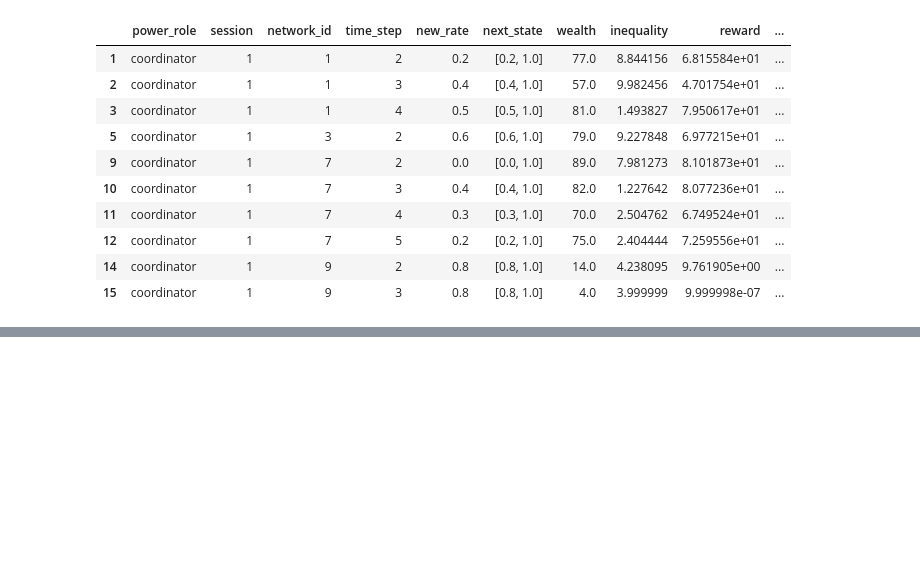
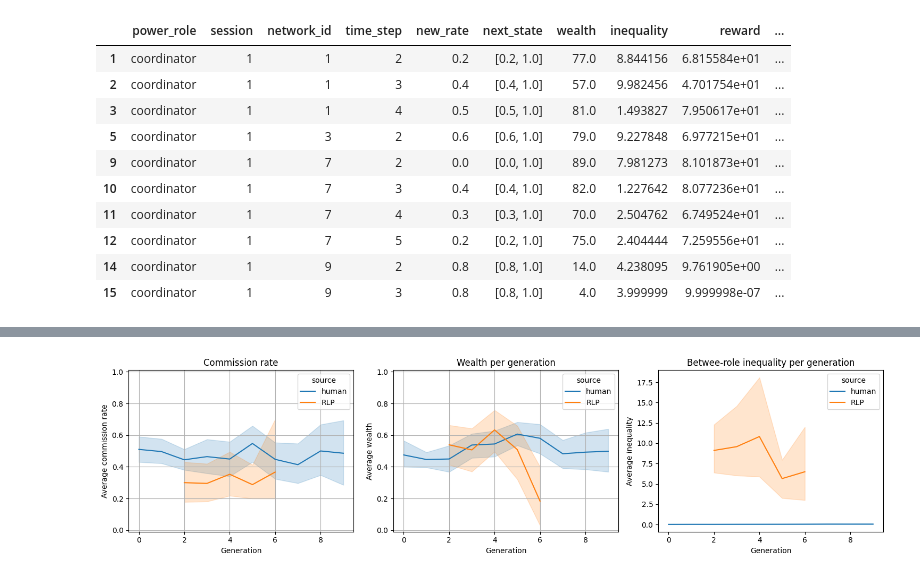
Before and after one commit to EAndrade-Lotero/foragers_and_manager_sim_RL, a Jupyter notebook: notebooks/training_with_human_data.ipynb, the cells around one changed output, grey strips where cells are left out. Drawn from its saved outputs; the diff is of its cells as text; code cells hidden in the pictures; blank space fills up the shorter version.

```diff
--- a/notebooks/training_with_human_data.ipynb
+++ b/notebooks/training_with_human_data.ipynb
@@ -17,8 +17,8 @@ from utils.interpreters import gym_interpreter1
 from environments.foragers import DiscreteForagersEnv
 # %%
 data_path = '../data/human/data.csv'
-df = pd.read_csv(data_path)
-df.head(1)
+df_human = pd.read_csv(data_path)
+df_human.head(1)
 # %% [output]
 |  | session | power_role | power_forager_id | starting_overhead | map | network_id | time_step | node_id | ... |
 | 0 | 1 | coordinator | NaN | 0.05 | map3 | 13 | 1 | 13 | ... |
@@ -32,7 +28,7 @@ df_columns = group_columns + ['new_rate', 'next_state', 'wealth', 'inequality',
 
 training_data = pd.DataFrame({}, columns=df_columns)
 
-for (power_role, session, network_id, time_step), group in df.groupby(group_columns):
+for (power_role, session, network_id, time_step), group in df_human.groupby(group_columns):
 
     coordinator_score = group[group['role'] == 'coordinator']['score'].to_numpy()
     if len(coordinator_score) == 0:
@@ -205,0 +184,55 @@ IHT full, starting to allow collisions
+# %%
+training_data['episode'] = training_data.apply(lambda row: f"{row['power_role']}_{row['session']}_{row['network_id']}", axis=1)
+training_data['round'] = training_data['time_step']
+training_data['rate'] = training_data['new_rate']
+training_data['wealth'] = training_data['wealth'].apply(lambda x: np.clip(x / 100, 0, 1))
+training_data['source'] = 'RLP'
+
+df['source'] = 'human'
+
+columns = ['episode', 'round', 'rate', 'wealth', 'inequality', 'source']
+df = pd.concat([df[columns], training_data[columns]], ignore_index=True)
+# %%
+fig, axes = plt.subplots(
+    1, 3,
+    figsize=(15,4),
+    tight_layout=True,
+    sharex=True,
+    sharey=False,
+)
+sns.lineplot(
+    data=df,
+    x='round',
+    y='rate',
+    hue='source',
+    ax=axes[0],
+)
+axes[0].set_xlabel("Generation")
+axes[0].set_ylabel("Average commission rate")
+axes[0].set_title("Commission rate")
+sns.lineplot(
+    data=df,
+    x='round',
+    y='wealth',
+    hue='source',
+    ax=axes[1]
+)
+axes[1].set_xlabel("Generation")
+axes[1].set_ylabel("Average wealth")
+axes[1].set_title("Wealth per generation")
+sns.lineplot(
+    data=df,
+    x='round',
+    y='inequality',
+    hue='source',
+    ax=axes[2]
+)
+axes[2].set_xlabel("Generation")
+axes[2].set_ylabel("Average inequality")
+axes[2].set_title("Betwee-role inequality per generation")
+
+for ax in axes[0:2]:
+    ax.grid()
+    ax.set_ylim([-.01, 1.01])
+# %% [output]
+[figure, added]
```
Also changed, not shown: parts of 5 cells of this notebook, 18 other files.
